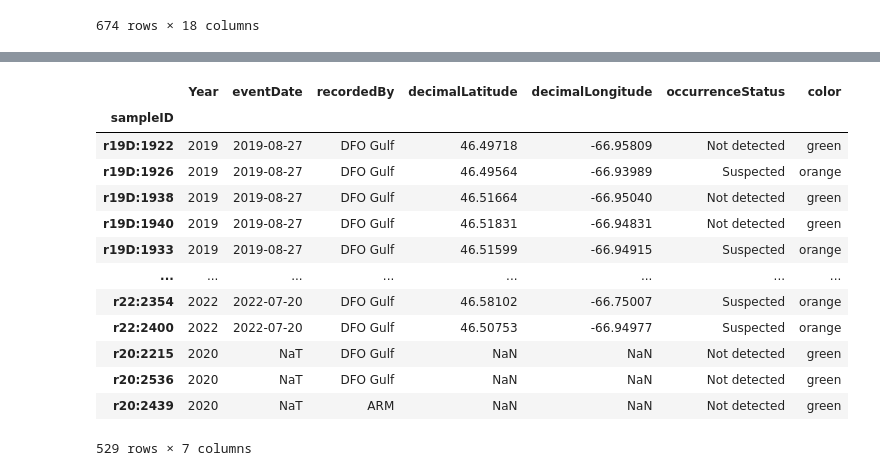
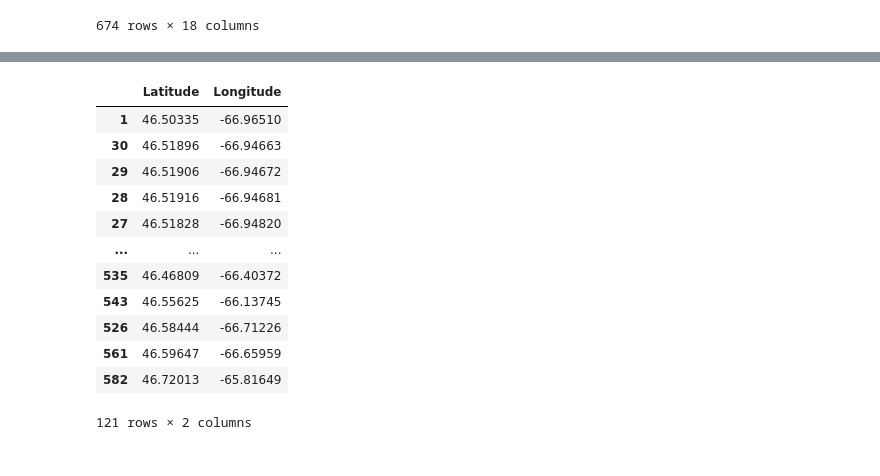
Before and after one commit to dfo-gulf-science/fgp-datasets, a Jupyter notebook: a9728eea (eDNA SMB)/script_for_creating_wms.ipynb, the cells around one changed output, grey strips where cells are left out. Drawn from its saved outputs; the diff is of its cells as text; code cells hidden in the pictures.

```diff
--- a/a9728eea (eDNA SMB)/script_for_creating_wms.ipynb
+++ b/a9728eea (eDNA SMB)/script_for_creating_wms.ipynb
@@ -25,5 +27,5 @@ df
 # first, we do not want any of the field blanks in the table
 mask = df["Sample type"].str.match(".*blank") == False
 df = df[mask]
-df
+df.dropna(subset=["decimalLatitude", "decimalLongitude"], inplace=True)
 # %% [output]
@@ -95,21 +141,22 @@ plt.show()
 # %%
 # which columns do we want to include in the final product?
+# subdf=df.loc[:,["sampleID", 'Year', 'eventDate', 'recordedBy', 'decimalLatitude', 'decimalLongitude', 'occurrenceStatus', 'color']]
 
-subdf=df.loc[:,['Year', 'eventDate', 'recordedBy', 'decimalLatitude', 'decimalLongitude', 'occurrenceStatus', 'color']]
-subdf.set_index(df["sampleID"], inplace=True)
+# now let's deal with the tricky problem of the duplicate lat longs. This will really improve the viewing experience
+subdf = df.loc[:, ["decimalLatitude", "decimalLongitude"]].drop_duplicates().copy()
+subdf.columns = ["Latitude", "Longitude"]
 subdf
 # %% [output]
-|  | Year | eventDate | recordedBy | decimalLatitude | decimalLongitude | occurrenceStatus | color |
-| sampleID |  |  |  |  |  |  |  |
-| r19D:1922 | 2019 | 2019-08-27 | DFO Gulf | 46.49718 | -66.95809 | Not detected | green |
-| r19D:1926 | 2019 | 2019-08-27 | DFO Gulf | 46.49564 | -66.93989 | Suspected | orange |
-| r19D:1938 | 2019 | 2019-08-27 | DFO Gulf | 46.51664 | -66.95040 | Not detected | green |
-| r19D:1940 | 2019 | 2019-08-27 | DFO Gulf | 46.51831 | -66.94831 | Not detected | green |
-| r19D:1933 | 2019 | 2019-08-27 | DFO Gulf | 46.51599 | -66.94915 | Suspected | orange |
-| ... | ... | ... | ... | ... | ... | ... | ... |
-| r22:2354 | 2022 | 2022-07-20 | DFO Gulf | 46.58102 | -66.75007 | Suspected | orange |
-| r22:2400 | 2022 | 2022-07-20 | DFO Gulf | 46.50753 | -66.94977 | Suspected | orange |
-| r20:2215 | 2020 | NaT | DFO Gulf | NaN | NaN | Not detected | green |
-| r20:2536 | 2020 | NaT | DFO Gulf | NaN | NaN | Not detected | green |
-| r20:2439 | 2020 | NaT | ARM | NaN | NaN | Not detected | green |
+|  | Latitude | Longitude |
+| 1 | 46.50335 | -66.96510 |
+| 30 | 46.51896 | -66.94663 |
+| 29 | 46.51906 | -66.94672 |
+| 28 | 46.51916 | -66.94681 |
+| 27 | 46.51828 | -66.94820 |
+| ... | ... | ... |
+| 535 | 46.46809 | -66.40372 |
+| 543 | 46.55625 | -66.13745 |
+| 526 | 46.58444 | -66.71226 |
+| 561 | 46.59647 | -66.65959 |
+| 582 | 46.72013 | -65.81649 |
-529 rows × 7 columns
+121 rows × 2 columns
```
Also changed, not shown: parts of 12 cells of this notebook, 2 other files.
